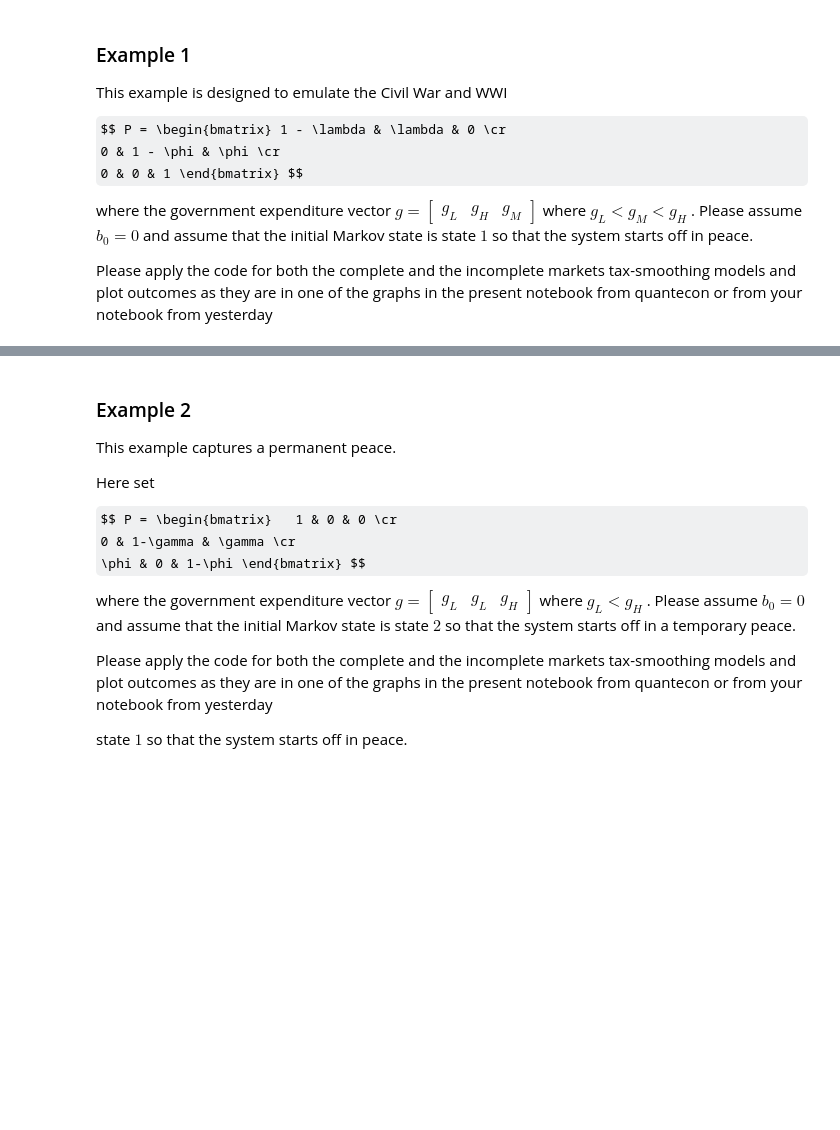
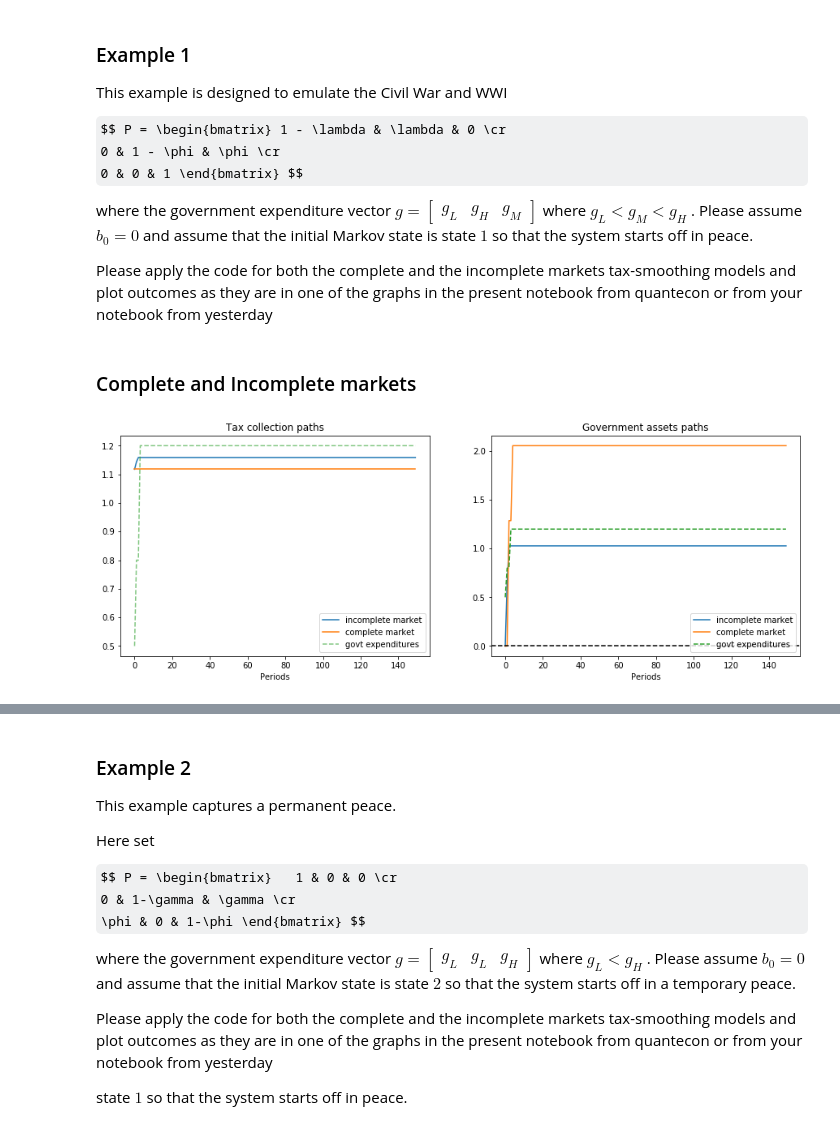
Before and after one commit to bkaplowitz/Tax-Smoothing, a Jupyter notebook: tax_smoothing_examples.ipynb, the cells around one changed output, grey strips where cells are left out. Drawn from its saved outputs; the diff is of its cells as text; code cells hidden in the pictures; some formulas as TeX source; blank space fills up the shorter version.

```diff
--- a/tax_smoothing_examples.ipynb
+++ b/tax_smoothing_examples.ipynb
@@ -213,3 +230,52 @@ state $1$ so that the system starts off in peace.
 Please apply the code for both the complete and the incomplete markets tax-smoothing models and plot
 outcomes as they are in one of the graphs in the present notebook from quantecon or from your notebook from
 yesterday
+# %%
+g= [G_L,G_M,G_H]
+
+P_1 = np.array([
+    [1-λ, λ, 0 ],
+    [0, 1-ϕ, ϕ],
+    [0, 0, 1  ]])
+
+b0_1= 0
+initstate_1= 0
+N_simul=150
+seed=2020
+
+cp_1 = ConsumptionProblem(
+    P=P_1,y=g,b0=b0_1)
+
+c_bar_complete, b_complete, c_path_complete, b_path_complete, g_path_complete, s_path_complete = consumption_complete(cp_1,
+                                                                                                                      initval=initstate_1,
+                                                                                                                      N_simul=N_simul, seed=seed)
+
+c_path_incomplete, b_path_incomplete, g_path_incomplete, s_path_incomplete = consumption_incomplete(cp_1,
+                                                                                                    initval=initstate_1,
+                                                                                                    N_simul=N_simul, seed=seed)
+# %% [markdown]
+### Complete and Incomplete markets
+# %%
+import matplotlib.pyplot as plt
+%matplotlib inline
+
+fig, ax = plt.subplots(1, 2, figsize=(15, 5))
+
+ax[0].set_title('Tax collection paths')
+ax[0].plot(np.arange(N_simul), c_path_incomplete, label='incomplete market')
+ax[0].plot(np.arange(N_simul), c_path_complete, label='complete market')
+ax[0].plot(np.arange(N_simul), g_path_complete, label='govt expenditures', alpha=.6, ls='--')
+ax[0].legend()
+ax[0].set_xlabel('Periods')
+
+ax[1].set_title('Government assets paths')
+ax[1].plot(np.arange(N_simul), b_path_incomplete, label='incomplete market')
+ax[1].plot(np.arange(N_simul), b_path_complete, label='complete market')
+ax[1].plot(np.arange(N_simul), g_path_complete, label='govt expenditures', ls='--')
+ax[1].legend()
+ax[1].axhline(0, color='k', ls='--')
+ax[1].set_xlabel('Periods')
+
+plt.show()
+# %% [output]
+[figure, added]
```
Also changed, not shown: parts of 8 cells of this notebook.
